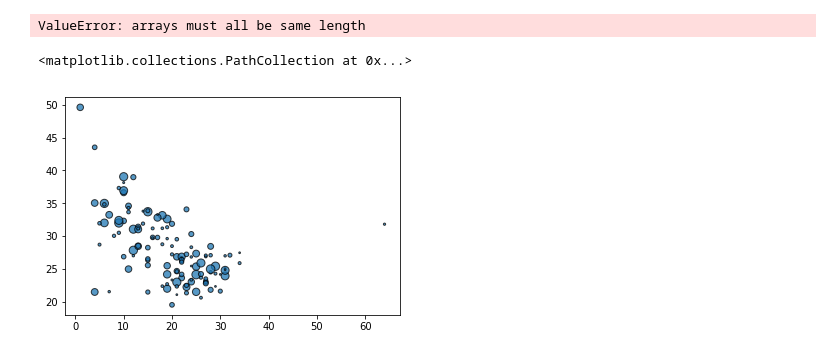
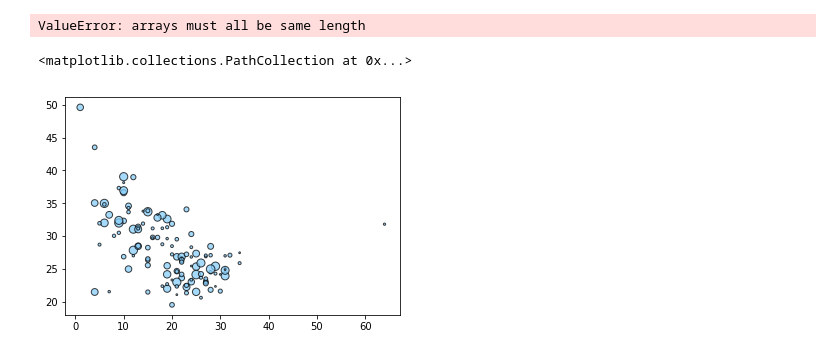
Before and after one commit to sarahxrlin/UCB_Analytics, a Jupyter notebook: Week6_Matplotlib/Matplotlib_hw_week6.ipynb, the cells around one changed output. Saved outputs shown, nothing was run; the diff lists cells and outputs as text; code cells hidden in the pictures.

```diff
--- a/Week6_Matplotlib/Matplotlib_hw_week6.ipynb
+++ b/Week6_Matplotlib/Matplotlib_hw_week6.ipynb
@@ -81,7 +81,7 @@ Name: fare, dtype: float64
 #Total Number of Rides Per City
 
 num_rides_city = grouped_df['ride_id'].count()
-num_rides_city.sort()
+num_rides_city.head()
 # %% [output]
 city
 Alvarezhaven    31
@@ -143,12 +143,12 @@ ValueError: arrays must all be same length
 # %%
 #bubble plot of data
 import seaborn as sns
-plt.scatter(num_rides_city, avg_fare_city, marker="o", cmap="Blues", edgecolors="black",
+plt.scatter(num_rides_city, avg_fare_city, marker="o", color="lightskyblue", edgecolors="black",
             s=num_drivers, alpha=0.75)
 
 #colors = sns.color_palette()
 
 #sns.lmplot(num_rides_city, avg_fare_city, hue = city_type)
 # %% [output]
 <matplotlib.collections.PathCollection at 0x...>
-[figure, old version]
+[figure, new version]
```
Also changed, not shown: parts of 1 cell of this notebook, 28 other files.
